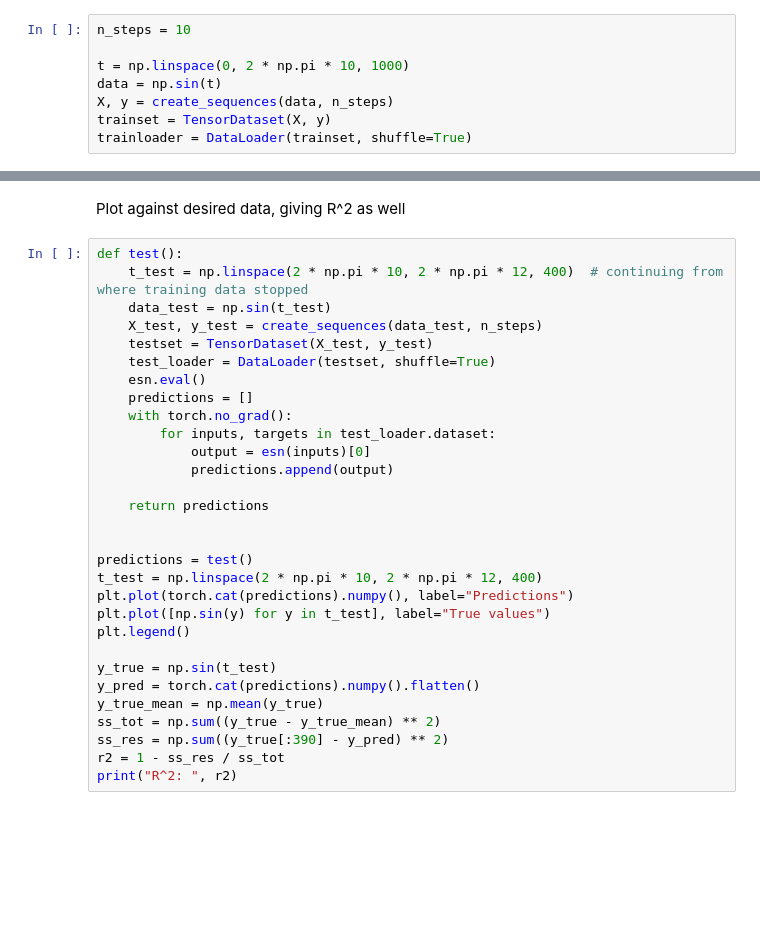
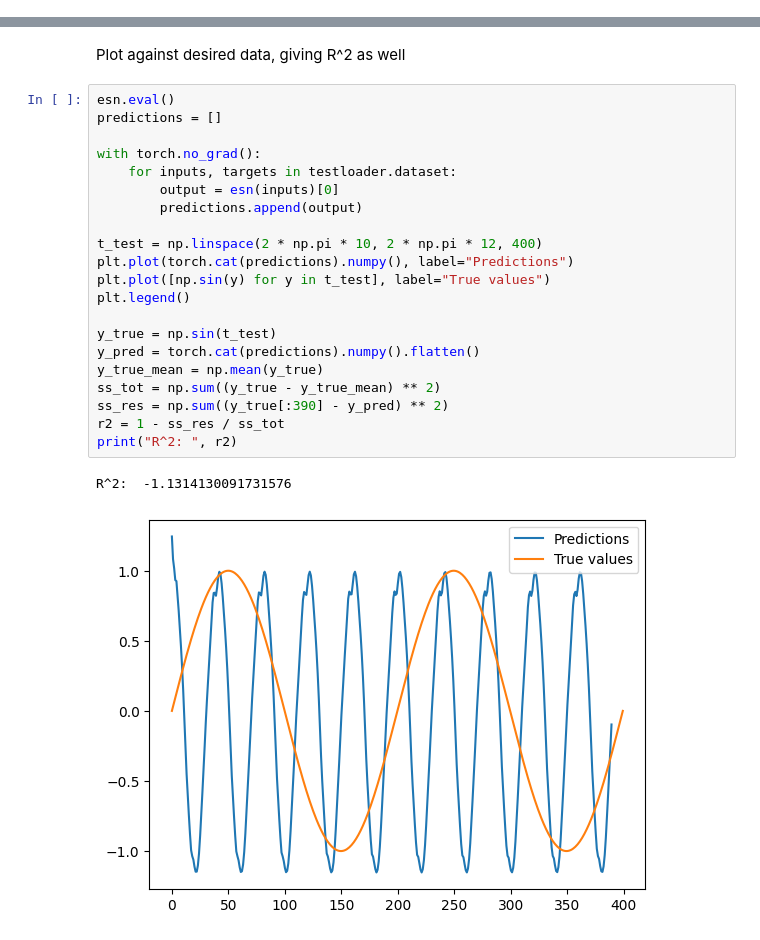
Before and after one commit to qBraid/qbraid-algorithms, a Jupyter notebook: examples/echo_state_network_time_series.ipynb, the cells around one changed output, grey strips where cells are left out. Drawn from its saved outputs; the diff is of its cells as text; blank space fills up the shorter version.

```diff
--- a/examples/echo_state_network_time_series.ipynb
+++ b/examples/echo_state_network_time_series.ipynb
@@ -13,10 +13,2 @@ from qbraid_algorithms.datasets import create_sequences
 # %% [markdown]
 Format Time Series data to work with the ESN
-# %%
-n_steps = 10
-
-t = np.linspace(0, 2 * np.pi * 10, 1000)
-data = np.sin(t)
-X, y = create_sequences(data, n_steps)
-trainset = TensorDataset(X, y)
-trainloader = DataLoader(trainset, shuffle=True)
@@ -80,32 +94,26 @@ plt.show()
 # %% [markdown]
 Plot against desired data, giving R^2 as well
 # %%
-def test():
-    t_test = np.linspace(2 * np.pi * 10, 2 * np.pi * 12, 400)  # continuing from where training data stopped
-    data_test = np.sin(t_test)
-    X_test, y_test = create_sequences(data_test, n_steps)
-    testset = TensorDataset(X_test, y_test)
-    test_loader = DataLoader(testset, shuffle=True)
-    esn.eval()
-    predictions = []
-    with torch.no_grad():
-        for inputs, targets in test_loader.dataset:
-            output = esn(inputs)[0]
-            predictions.append(output)
+esn.eval()
+predictions = []
 
-    return predictions
+with torch.no_grad():
+    for inputs, targets in testloader.dataset:
+        output = esn(inputs)[0]
+        predictions.append(output)
 
-
-predictions = test()
 t_test = np.linspace(2 * np.pi * 10, 2 * np.pi * 12, 400)
 plt.plot(torch.cat(predictions).numpy(), label="Predictions")
 plt.plot([np.sin(y) for y in t_test], label="True values")
 plt.legend()
 
 y_true = np.sin(t_test)
 y_pred = torch.cat(predictions).numpy().flatten()
 y_true_mean = np.mean(y_true)
 ss_tot = np.sum((y_true - y_true_mean) ** 2)
 ss_res = np.sum((y_true[:390] - y_pred) ** 2)
 r2 = 1 - ss_res / ss_tot
 print("R^2: ", r2)
+# %% [output]
+R^2:  -1.1314130091731576
+[figure, added]
```
Also changed, not shown: parts of 9 cells of this notebook, 3 other files.
